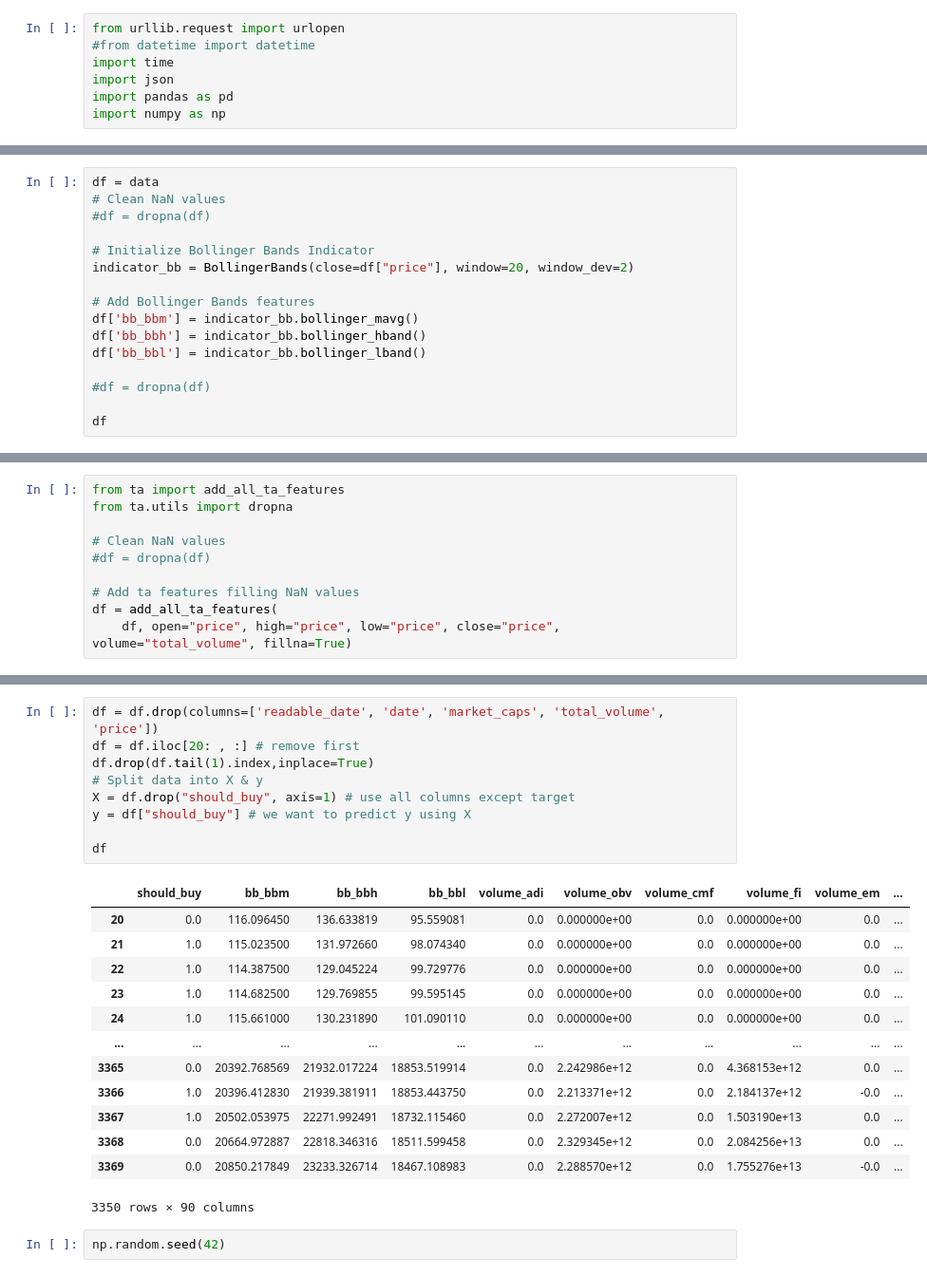
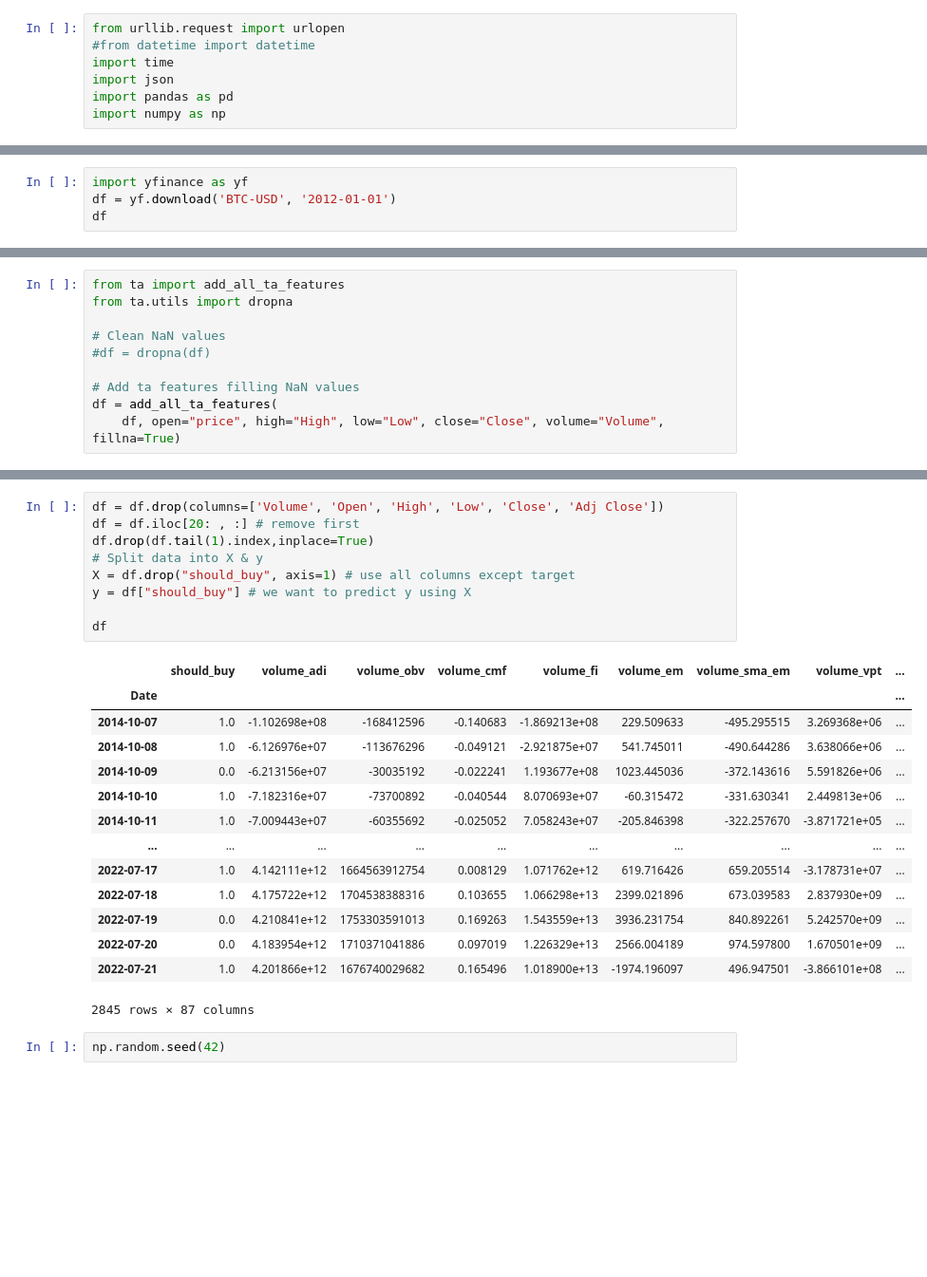
Before and after one commit to gtachev/quant, a Jupyter notebook: bitcoin_buy_classification.ipynb, the cells around one changed output, grey strips where cells are left out. Shown at 95% size. Saved outputs shown, nothing was run; the diff lists cells and outputs as text; blank space fills up the shorter version.

```diff
--- a/bitcoin_buy_classification.ipynb
+++ b/bitcoin_buy_classification.ipynb
@@ -36,0 +8,4 @@ data['readable_date'] = dates_readable
+# %%
+import yfinance as yf
+df = yf.download('BTC-USD', '2012-01-01')
+df
@@ -66,16 +54,0 @@ from ta.volatility import BollingerBands
-# %%
-df = data
-# Clean NaN values
-#df = dropna(df)
-
-# Initialize Bollinger Bands Indicator
-indicator_bb = BollingerBands(close=df["price"], window=20, window_dev=2)
-
-# Add Bollinger Bands features
-df['bb_bbm'] = indicator_bb.bollinger_mavg()
-df['bb_bbh'] = indicator_bb.bollinger_hband()
-df['bb_bbl'] = indicator_bb.bollinger_lband()
-
-#df = dropna(df)
-
-df
@@ -96,10 +54,0 @@ df
-# %%
-from ta import add_all_ta_features
-from ta.utils import dropna
-
-# Clean NaN values
-#df = dropna(df)
-
-# Add ta features filling NaN values
-df = add_all_ta_features(
-    df, open="price", high="price", low="price", close="price", volume="total_volume", fillna=True)
@@ -121,0 +55,10 @@ df
+# %%
+from ta import add_all_ta_features
+from ta.utils import dropna
+
+# Clean NaN values
+#df = dropna(df)
+
+# Add ta features filling NaN values
+df = add_all_ta_features(
+    df, open="price", high="High", low="Low", close="Close", volume="Volume", fillna=True)
@@ -122,26 +82,27 @@ df
 # %%
-df = df.drop(columns=['readable_date', 'date', 'market_caps', 'total_volume', 'price'])
+df = df.drop(columns=['Volume', 'Open', 'High', 'Low', 'Close', 'Adj Close'])
 df = df.iloc[20: , :] # remove first
 df.drop(df.tail(1).index,inplace=True)
 # Split data into X & y
 X = df.drop("should_buy", axis=1) # use all columns except target
 y = df["should_buy"] # we want to predict y using X
 
 df
 # %% [output]
-|  | should_buy | bb_bbm | bb_bbh | bb_bbl | volume_adi | volume_obv | volume_cmf | volume_fi | volume_em | ... |
-| 20 | 0.0 | 116.096450 | 136.633819 | 95.559081 | 0.0 | 0.000000e+00 | 0.0 | 0.000000e+00 | 0.0 | ... |
-| 21 | 1.0 | 115.023500 | 131.972660 | 98.074340 | 0.0 | 0.000000e+00 | 0.0 | 0.000000e+00 | 0.0 | ... |
-| 22 | 1.0 | 114.387500 | 129.045224 | 99.729776 | 0.0 | 0.000000e+00 | 0.0 | 0.000000e+00 | 0.0 | ... |
-| 23 | 1.0 | 114.682500 | 129.769855 | 99.595145 | 0.0 | 0.000000e+00 | 0.0 | 0.000000e+00 | 0.0 | ... |
-| 24 | 1.0 | 115.661000 | 130.231890 | 101.090110 | 0.0 | 0.000000e+00 | 0.0 | 0.000000e+00 | 0.0 | ... |
-| ... | ... | ... | ... | ... | ... | ... | ... | ... | ... | ... |
-| 3365 | 0.0 | 20392.768569 | 21932.017224 | 18853.519914 | 0.0 | 2.242986e+12 | 0.0 | 4.368153e+12 | 0.0 | ... |
-| 3366 | 1.0 | 20396.412830 | 21939.381911 | 18853.443750 | 0.0 | 2.213371e+12 | 0.0 | 2.184137e+12 | -0.0 | ... |
-| 3367 | 1.0 | 20502.053975 | 22271.992491 | 18732.115460 | 0.0 | 2.272007e+12 | 0.0 | 1.503190e+13 | 0.0 | ... |
-| 3368 | 0.0 | 20664.972887 | 22818.346316 | 18511.599458 | 0.0 | 2.329345e+12 | 0.0 | 2.084256e+13 | 0.0 | ... |
-| 3369 | 0.0 | 20850.217849 | 23233.326714 | 18467.108983 | 0.0 | 2.288570e+12 | 0.0 | 1.755276e+13 | -0.0 | ... |
+|  | should_buy | volume_adi | volume_obv | volume_cmf | volume_fi | volume_em | volume_sma_em | volume_vpt | ... |
+| Date |  |  |  |  |  |  |  |  | ... |
+| 2014-10-07 | 1.0 | -1.102698e+08 | -168412596 | -0.140683 | -1.869213e+08 | 229.509633 | -495.295515 | 3.269368e+06 | ... |
+| 2014-10-08 | 1.0 | -6.126976e+07 | -113676296 | -0.049121 | -2.921875e+07 | 541.745011 | -490.644286 | 3.638066e+06 | ... |
+| 2014-10-09 | 0.0 | -6.213156e+07 | -30035192 | -0.022241 | 1.193677e+08 | 1023.445036 | -372.143616 | 5.591826e+06 | ... |
+| 2014-10-10 | 1.0 | -7.182316e+07 | -73700892 | -0.040544 | 8.070693e+07 | -60.315472 | -331.630341 | 2.449813e+06 | ... |
+| 2014-10-11 | 1.0 | -7.009443e+07 | -60355692 | -0.025052 | 7.058243e+07 | -205.846398 | -322.257670 | -3.871721e+05 | ... |
+| ... | ... | ... | ... | ... | ... | ... | ... | ... | ... |
+| 2022-07-17 | 1.0 | 4.142111e+12 | 1664563912754 | 0.008129 | 1.071762e+12 | 619.716426 | 659.205514 | -3.178731e+07 | ... |
+| 2022-07-18 | 1.0 | 4.175722e+12 | 1704538388316 | 0.103655 | 1.066298e+13 | 2399.021896 | 673.039583 | 2.837930e+09 | ... |
+| 2022-07-19 | 0.0 | 4.210841e+12 | 1753303591013 | 0.169263 | 1.543559e+13 | 3936.231754 | 840.892261 | 5.242570e+09 | ... |
+| 2022-07-20 | 0.0 | 4.183954e+12 | 1710371041886 | 0.097019 | 1.226329e+13 | 2566.004189 | 974.597800 | 1.670501e+09 | ... |
+| 2022-07-21 | 1.0 | 4.201866e+12 | 1676740029682 | 0.165496 | 1.018900e+13 | -1974.196097 | 496.947501 | -3.866101e+08 | ... |
-3350 rows × 90 columns
+2845 rows × 87 columns
 # %%
 np.random.seed(42)
 # %%
```
Also changed, not shown: parts of 10 cells of this notebook, 1 other file.
